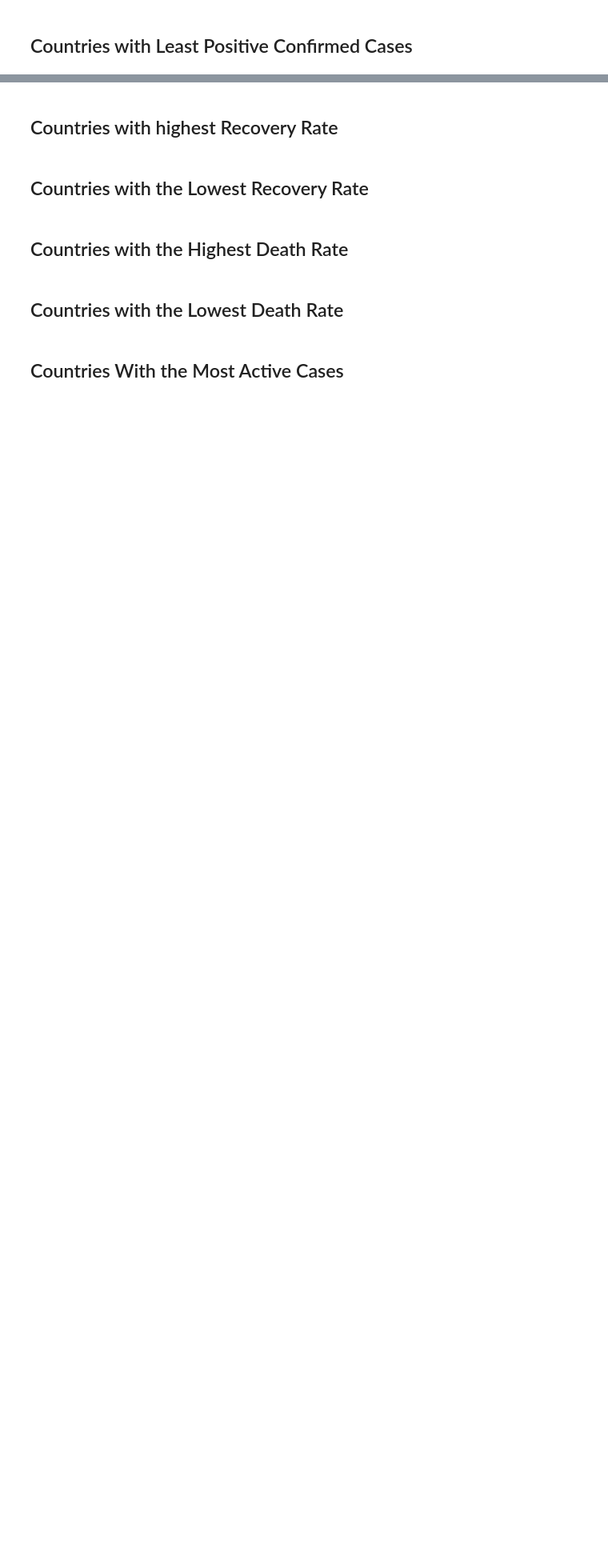
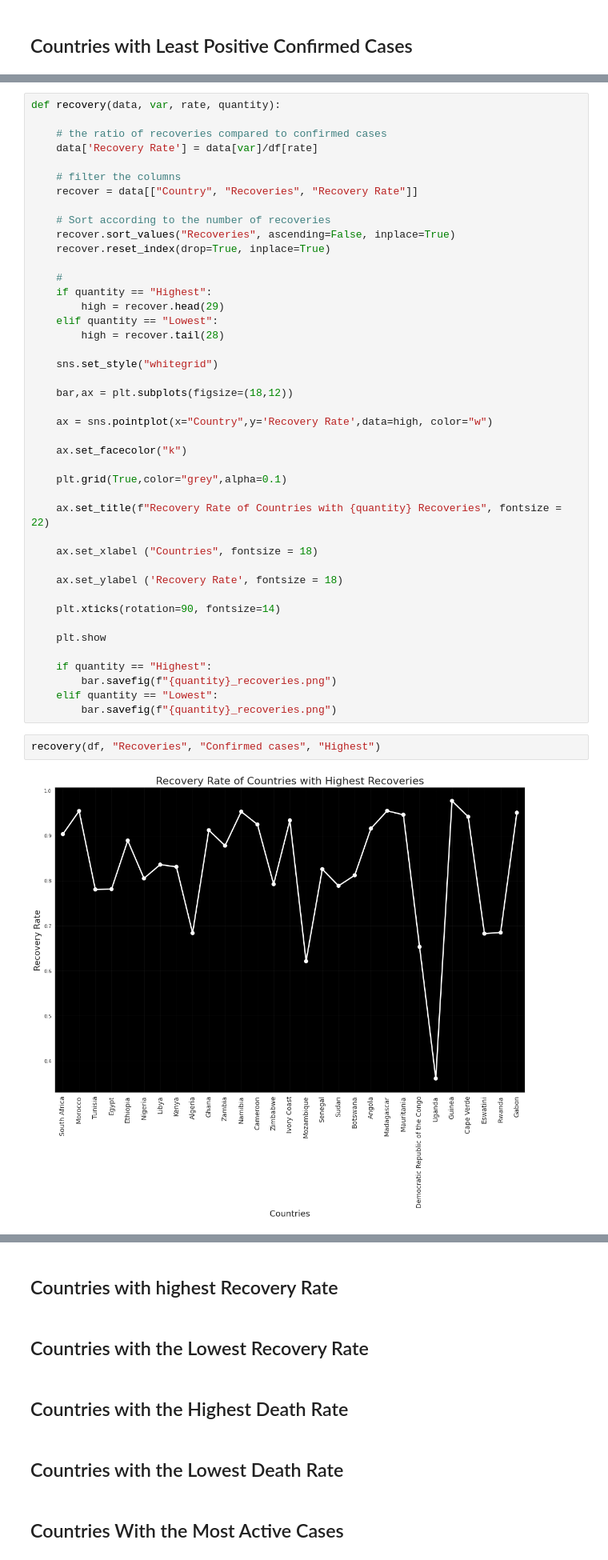
Before and after one commit to antonygatua/Web_Data, a Jupyter notebook: wikipedia_covid/analysis.ipynb, the cells around one changed output, grey strips where cells are left out. Shown at 80% size. Drawn from its saved outputs; the diff is of its cells as text; blank space fills up the shorter version.

```diff
--- a/wikipedia_covid/analysis.ipynb
+++ b/wikipedia_covid/analysis.ipynb
@@ -133,0 +174,47 @@ Text(0, 0.5, 'Confirmed Cases')
+# %%
+def recovery(data, var, rate, quantity):
+
+    # the ratio of recoveries compared to confirmed cases
+    data['Recovery Rate'] = data[var]/df[rate]
+
+    # filter the columns
+    recover = data[["Country", "Recoveries", "Recovery Rate"]]
+
+    # Sort according to the number of recoveries
+    recover.sort_values("Recoveries", ascending=False, inplace=True)
+    recover.reset_index(drop=True, inplace=True)
+
+    #
+    if quantity == "Highest":
+        high = recover.head(29)
+    elif quantity == "Lowest":
+        high = recover.tail(28)
+
+    sns.set_style("whitegrid")
+
+    bar,ax = plt.subplots(figsize=(18,12))
+
+    ax = sns.pointplot(x="Country",y='Recovery Rate',data=high, color="w")
+
+    ax.set_facecolor("k")
+
+    plt.grid(True,color="grey",alpha=0.1)
+
+    ax.set_title(f"Recovery Rate of Countries with {quantity} Recoveries", fontsize = 22)
+
+    ax.set_xlabel ("Countries", fontsize = 18)
+
+    ax.set_ylabel ('Recovery Rate', fontsize = 18)
+
+    plt.xticks(rotation=90, fontsize=14)
+
+    plt.show
+
+    if quantity == "Highest":
+        bar.savefig(f"{quantity}_recoveries.png")
+    elif quantity == "Lowest":
+        bar.savefig(f"{quantity}_recoveries.png")
+# %%
+recovery(df, "Recoveries", "Confirmed cases", "Highest")
+# %% [output]
+[figure, added]
```
Also changed, not shown: parts of 10 cells of this notebook.
